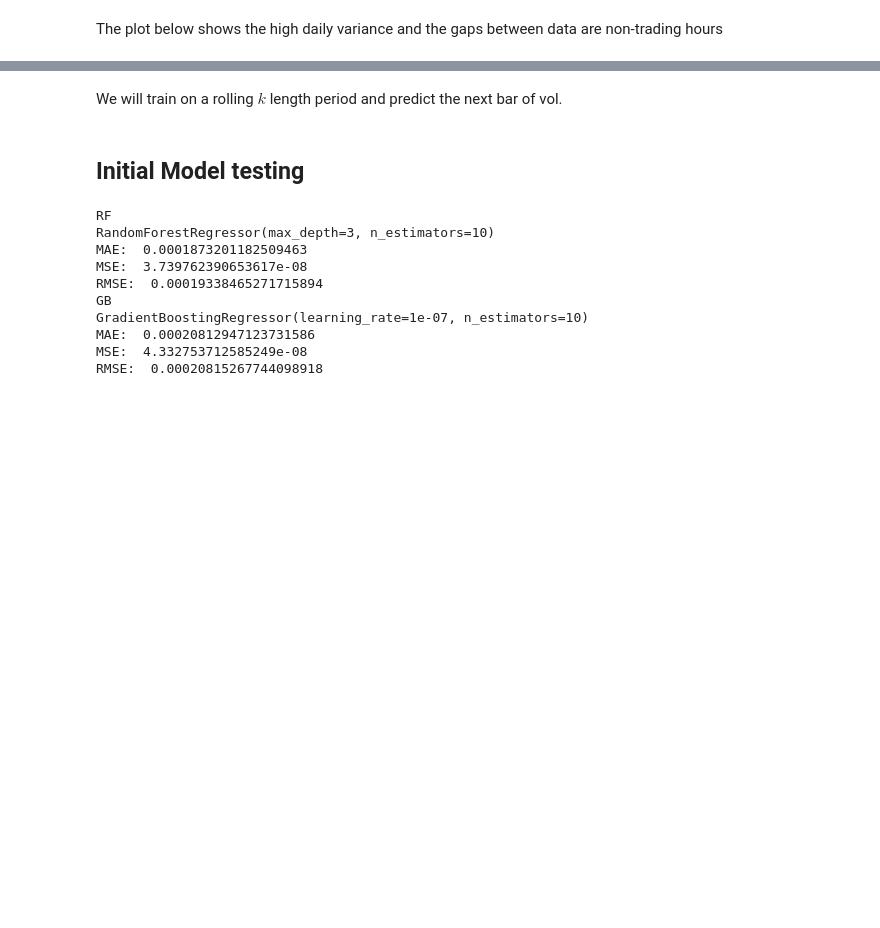
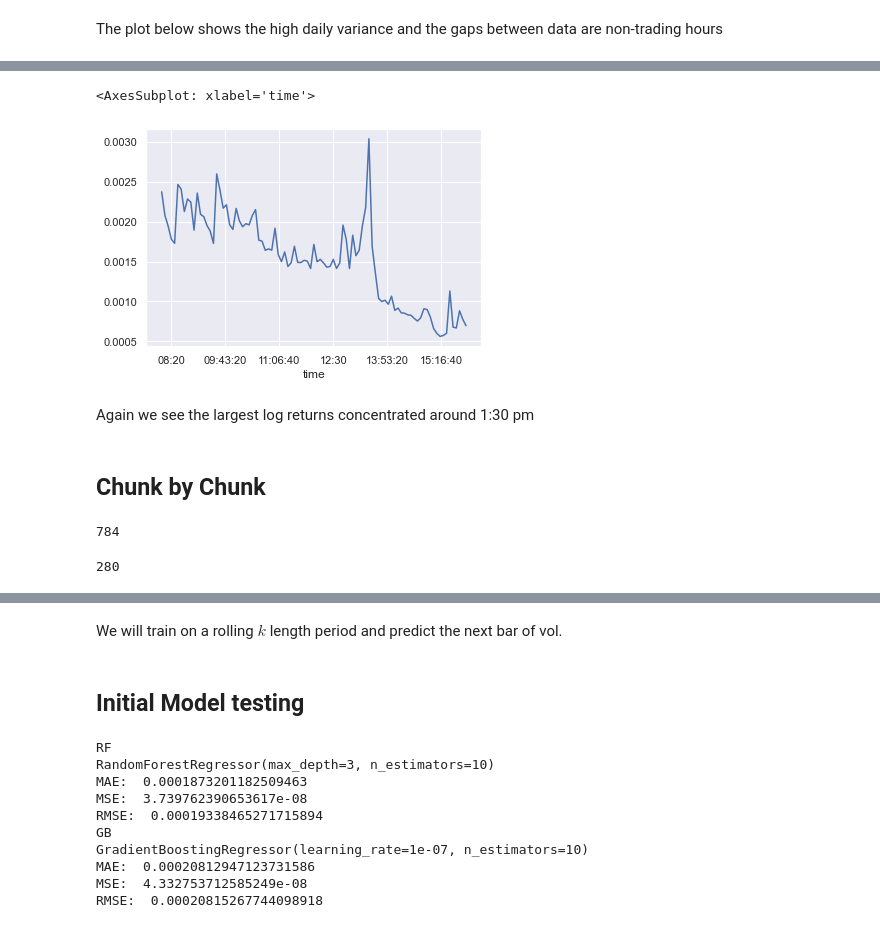
Before and after one commit to sorendunn/Forecasting-Realized-Volatility-for-Crude-Oil-Futures-with-High-Frequency-Data, a Jupyter notebook: Final Project.ipynb, the cells around one changed output, grey strips where cells are left out. Cells and saved outputs as stored; diff of their text form; code cells hidden in the pictures; blank space fills up the shorter version.

```diff
--- a/Final Project.ipynb
+++ b/Final Project.ipynb
@@ -236,0 +208,15 @@ plt.scatter(concat.index, concat)
+# %%
+time_rets = concat.groupby('time')['Close_fut'].apply(lambda x: np.mean(abs(x)))
+# %%
+time_rets.plot()
+# %% [output]
+<AxesSubplot: xlabel='time'>
+[figure, added]
+# %% [markdown]
+Again we see the largest log returns concentrated around 1:30 pm
+# %% [markdown]
+## Chunk by Chunk
+# %%
+len(days)
+# %% [output]
+784
@@ -236,0 +232,4 @@ plt.scatter(concat.index, concat)
+# %%
+len(chunk_indices)
+# %% [output]
+280
```
Also changed, not shown: parts of 41 cells of this notebook.
